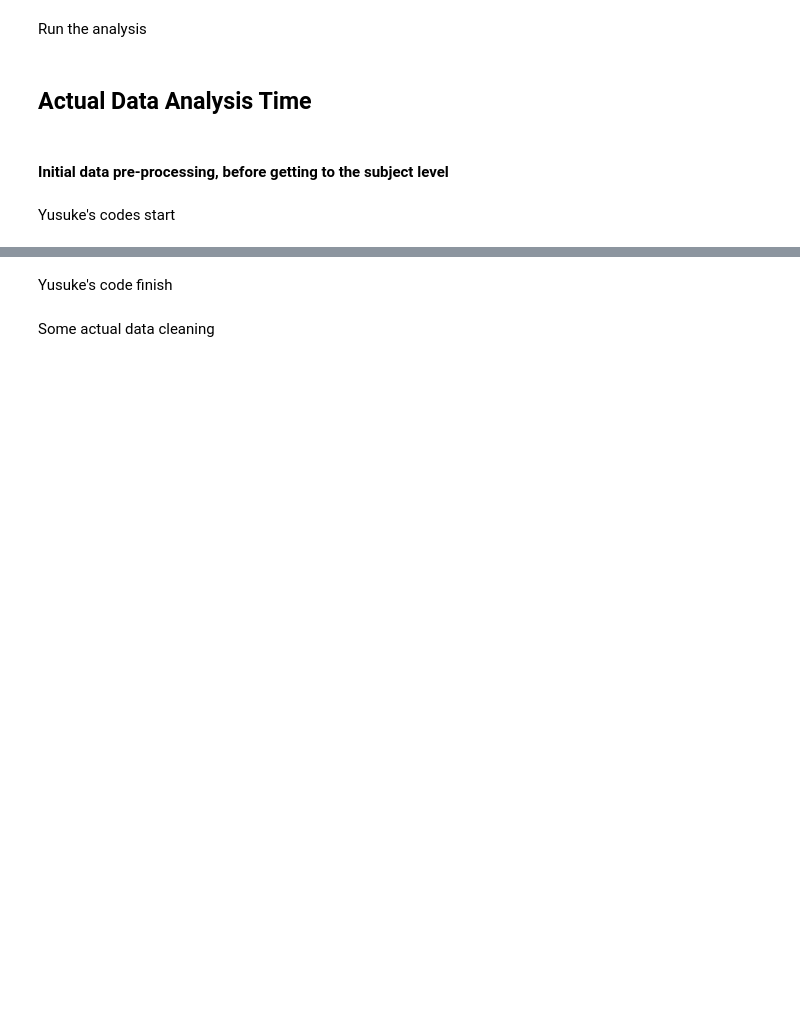
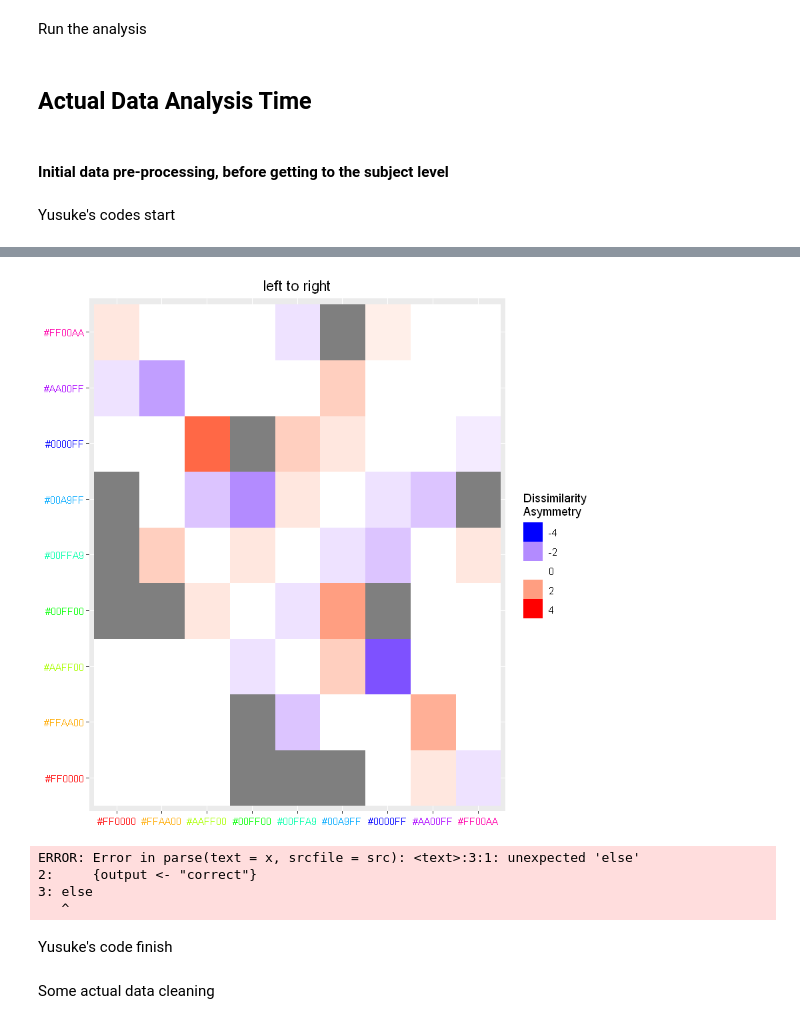
Before and after one commit to Yusuke710/Intern2020WinterProject4, a Jupyter notebook: Fovea vs. Periphery Color Similarity Pilot Analysis - All Data Analysis-Copy1.ipynb, the cells around one changed output, grey strips where cells are left out. Drawn from its saved outputs; the diff is of its cells as text; code cells hidden in the pictures; blank space fills up the shorter version.

```diff
--- a/Fovea vs. Periphery Color Similarity Pilot Analysis - All Data Analysis-Copy1.ipynb
+++ b/Fovea vs. Periphery Color Similarity Pilot Analysis - All Data Analysis-Copy1.ipynb
@@ -945,0 +1047,5 @@ nmdsdata
+# %%
+matdf$colorset <- c(colors)
+num_colors <- length(colors)
+matdf
+num_colors
@@ -945,0 +1064,3 @@ nmdsdata
+# %%
+matdf <- matdf %>% gather(othercolor,asymmetry ,1:num_colors)
+matdf
@@ -976,3 +1166,47 @@ asymmetry_plot_position(testdf,Position_1, Position_2,colors)
+# %%
+# plot an asymmetry matrix
+asymmetry_plot_position_2.0 <- function(datadf,Position_1, Position_2,colors, direction){
+
+    # labeling the types
+    label1 <- "left"
+    label2 <- "right"
+
+    datadf <- df2mat_asymmetry_position_2.0(datadf, Position_1, Position_2, direction)
+
+    # refactor the levels so they can be plotted properly later if need be
+    datadf$colorset <- with(datadf, factor(colorset, levels = colors))
+    datadf$othercolor <- with(datadf, factor(othercolor, levels = colors))
+
+    plot <- ggplot(datadf, aes(x = colorset, y = othercolor)) +
+        theme(axis.text.x = element_text(colour = colors), axis.text.y = element_text(colour = colors),
+                      axis.title.x = element_blank(), axis.title.y = element_blank(),
+                      #axis.title.x = element_text("left"), axis.title.y = element_text("right"),
+                      plot.title = element_text(hjust = 0.5))
+
+    # stuff that's standard across plot types
+        plot <- plot + geom_raster(aes(fill = asymmetry)) +
+                labs(title = paste(label1, label2, sep = " to ")) +
+                scale_fill_gradientn(colours = c("blue","white","red"), limits = c(-4,4)) +
+                guides(fill=guide_legend(title="Dissimilarity\nAsymmetry"))
+    return(plot)
+}
+# %%
+asymmetry_plot_position_2.0(testdf,Position_1, Position_2,colors, "left2right")
+# why does it still produce some holes
+# %% [output]
+[figure, added]
+# %%
+if(datadf$Position_1[1] == datadf$Position_2[1])
+    {output <- "correct"}
+else {
+    output <- "incorrect"
+}
+output
+# %% [output]
+ERROR: Error in parse(text = x, srcfile = src): <text>:3:1: unexpected 'else'
+2:     {output <- "correct"}
+3: else
+   ^
 # %% [markdown]
 Yusuke's code finish
 # %% [markdown]
```
Also changed, not shown: parts of 29 cells of this notebook.
